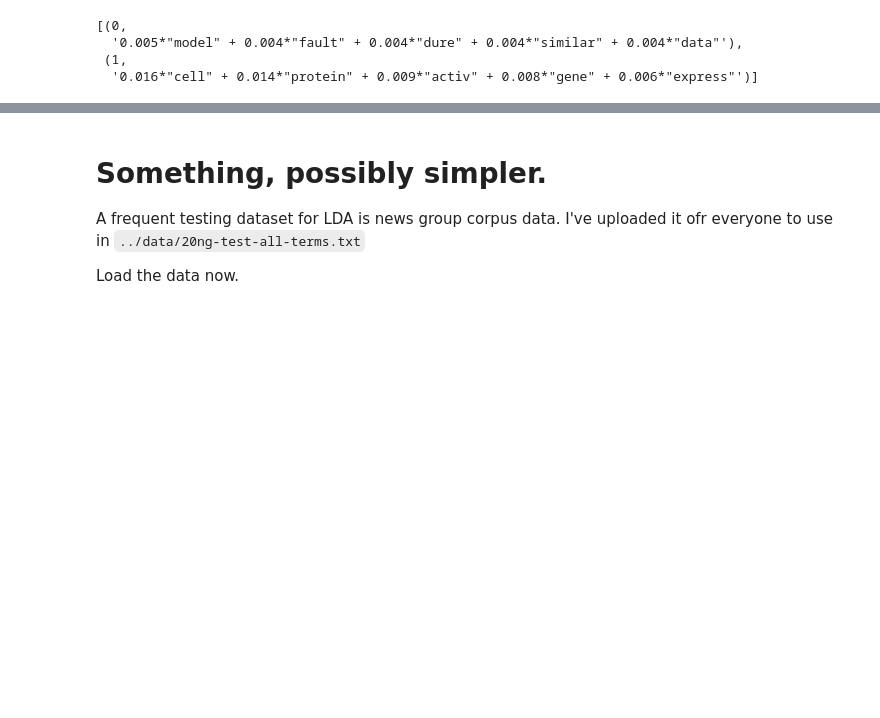
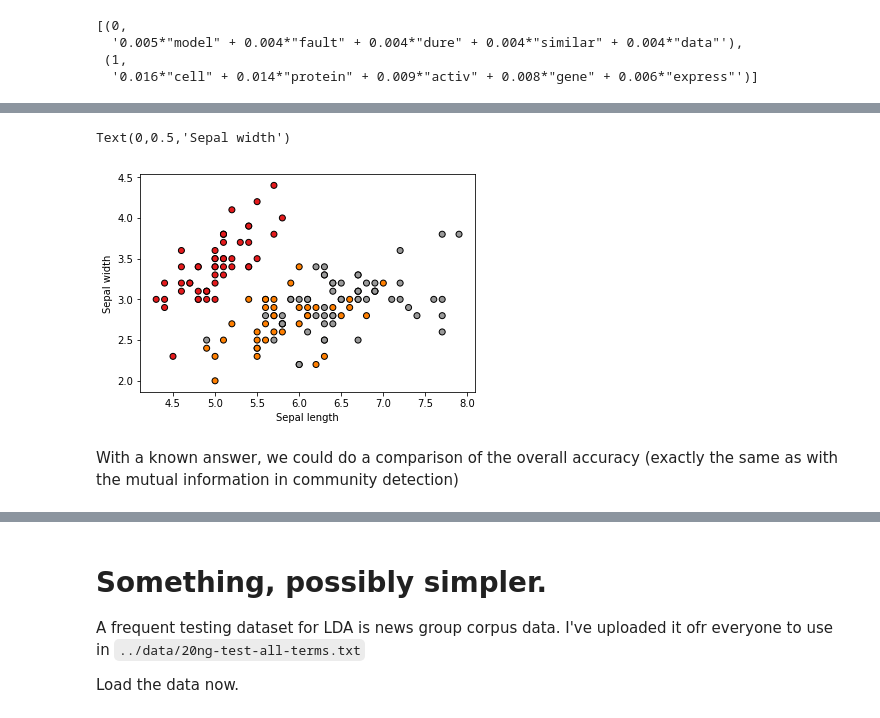
Before and after one commit to adamrpah/CSSMA, a Jupyter notebook: lessons/topic-maps.ipynb, the cells around one changed output, grey strips where cells are left out. Saved outputs shown, nothing was run; the diff lists cells and outputs as text; code cells hidden in the pictures; blank space fills up the shorter version.

```diff
--- a/lessons/topic-maps.ipynb
+++ b/lessons/topic-maps.ipynb
@@ -683,0 +753,18 @@ topic_descriptions[2]
+# %%
+%matplotlib inline
+import matplotlib.pyplot as plt
+from sklearn import datasets
+
+iris = datasets.load_iris()
+X = iris.data[:, :2]  # we only take the first two features.
+y = iris.target
+
+x_min, x_max = X[:, 0].min() - .5, X[:, 0].max() + .5
+y_min, y_max = X[:, 1].min() - .5, X[:, 1].max() + .5
+plt.scatter(X[:, 0], X[:, 1], c=y, cmap=plt.cm.Set1,
+            edgecolor='k')
+plt.xlabel('Sepal length')
+plt.ylabel('Sepal width')
+# %% [output]
+Text(0,0.5,'Sepal width')
+[figure, added]
@@ -683,0 +777,2 @@ topic_descriptions[2]
+# %% [markdown]
+With a known answer, we could do a comparison of the overall accuracy (exactly the same as with the mutual information in community detection)
```
Also changed, not shown: parts of 18 cells of this notebook, 1 other file.
